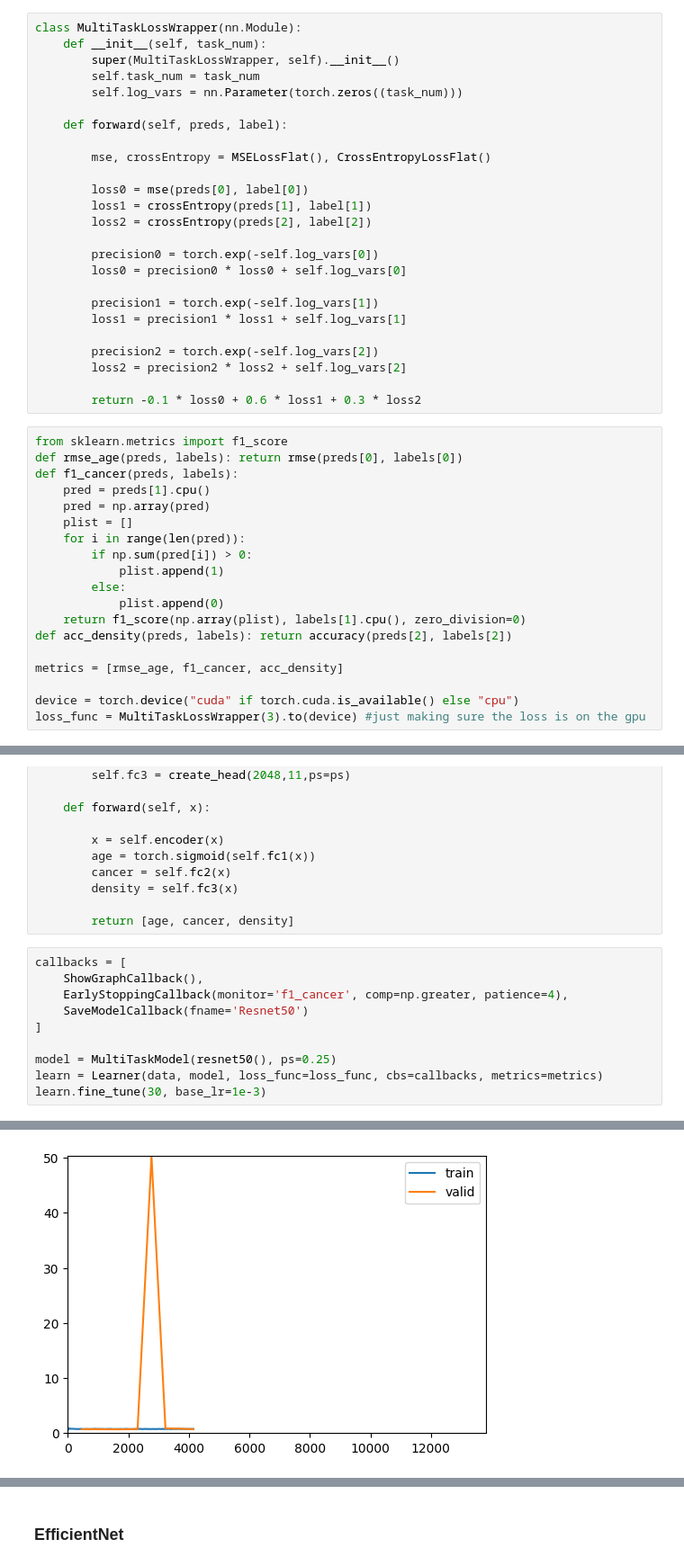
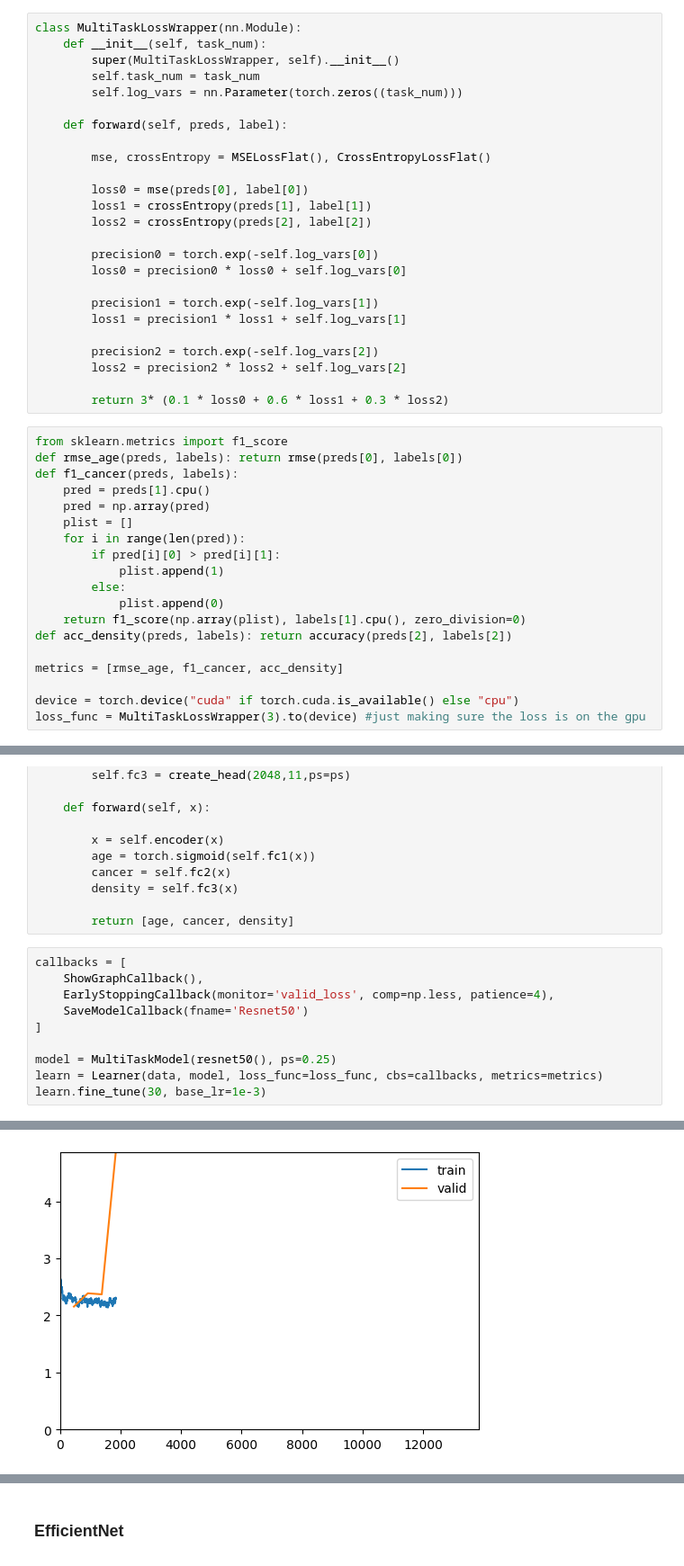
Before and after one commit to inigo99/CancerDetection, a Jupyter notebook: TFM.ipynb, the cells around one changed output, grey strips where cells are left out. Shown at 90% size. Drawn from its saved outputs; the diff is of its cells as text.

```diff
--- a/TFM.ipynb
+++ b/TFM.ipynb
@@ -946,7 +946,7 @@ class MultiTaskLossWrapper(nn.Module):
         precision2 = torch.exp(-self.log_vars[2])
         loss2 = precision2 * loss2 + self.log_vars[2]
 
-        return -0.1 * loss0 + 0.6 * loss1 + 0.3 * loss2
+        return 3* (0.1 * loss0 + 0.6 * loss1 + 0.3 * loss2)
 # %%
 from sklearn.metrics import f1_score
 def rmse_age(preds, labels): return rmse(preds[0], labels[0])
@@ -955,7 +955,7 @@ def f1_cancer(preds, labels):
     pred = np.array(pred)
     plist = []
     for i in range(len(pred)):
-        if np.sum(pred[i]) > 0:
+        if pred[i][0] > pred[i][1]:
             plist.append(1)
         else:
             plist.append(0)
@@ -993,7 +993,7 @@ class MultiTaskModel(nn.Module):
 # %%
 callbacks = [
     ShowGraphCallback(),
-    EarlyStoppingCallback(monitor='f1_cancer', comp=np.greater, patience=4),
+    EarlyStoppingCallback(monitor='valid_loss', comp=np.less, patience=4),
     SaveModelCallback(fname='Resnet50')
 ]
 
@@ -1020 +1015 @@ Better model found at epoch 0 with valid_loss value: 0.7067358493804932.
-[figure, old version]
+[figure, new version]
```
Also changed, not shown: parts of 13 cells of this notebook.
